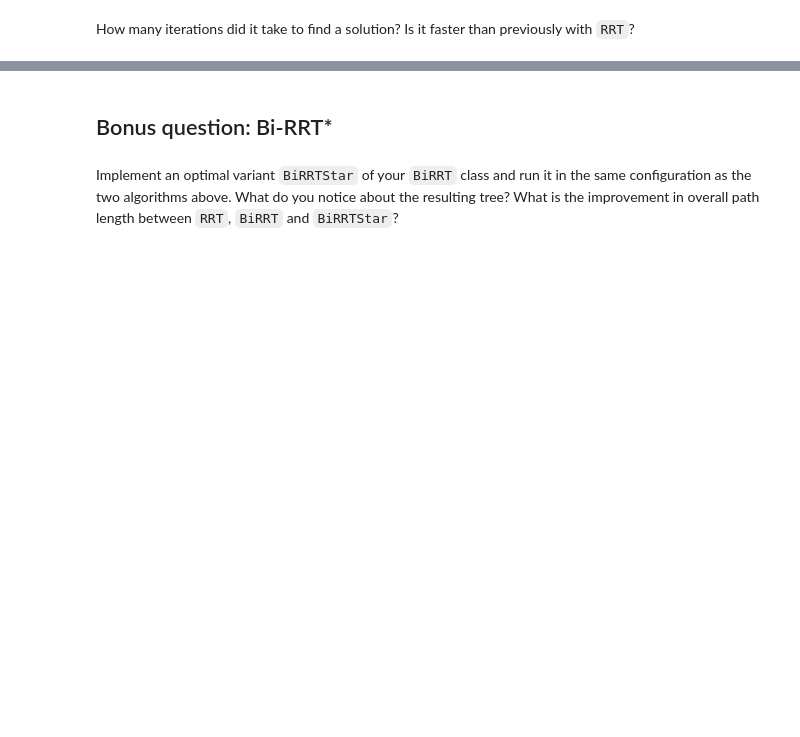
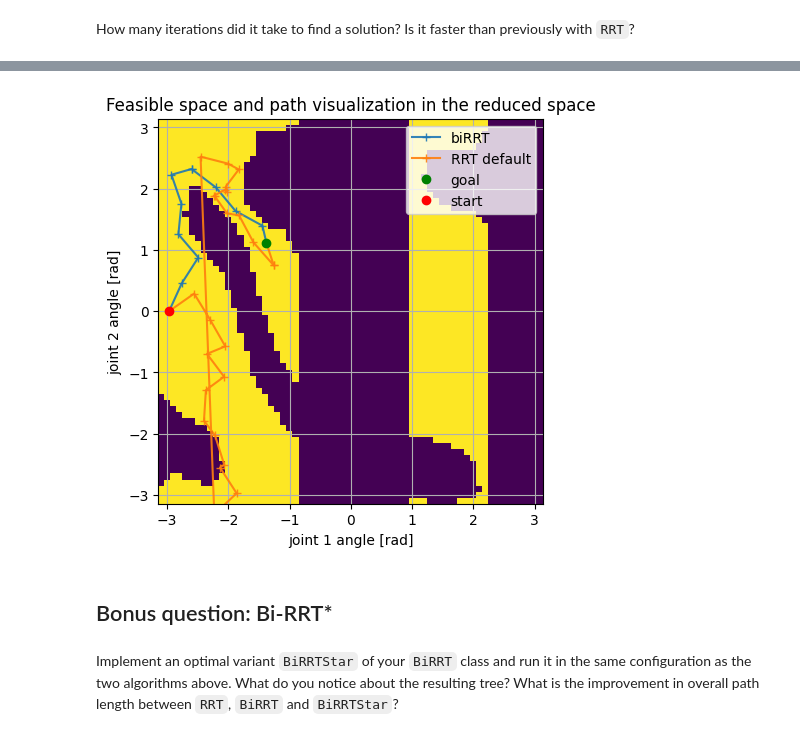
Before and after one commit to balthazarneveu/MVA23_robotics, a Jupyter notebook: 1_rrt.ipynb, the cells around one changed output, grey strips where cells are left out. Cells and saved outputs as stored; diff of their text form; code cells hidden in the pictures; blank space fills up the shorter version.

```diff
--- a/1_rrt.ipynb
+++ b/1_rrt.ipynb
@@ -518,12 +677,0 @@ http://127.0.0.1:7002/static/
-# %%
-viz.display(q_i)
-M = robot.framePlacement(q_i, 22)
-name = "world/sph_initial"
-viz.addSphere(name, radius, [0., 1., 0., 1.])
-viz.applyConfiguration(name,M)
-# %%
-viz.display(q_g)
-M = robot.framePlacement(q_g, 22)
-name = "world/sph_goal"
-viz.addSphere(name, radius, [0., 0., 1., 1.])
-viz.applyConfiguration(name,M)
@@ -532,2 +677,0 @@ viz.display(q_g)
-# %%
-system = System(robot)
@@ -630,0 +877,28 @@ birrt.solve(q_i, validation, qg=q_g)
+# %%
+system.reset()
+birrt = BiRRT(
+    system,
+    l_min=0.2,
+    l_max=0.5,
+    steer_delta=0.1,
+    iter_max=1000
+)
+success = birrt.solve(q_i, q_g)
+final_path = birrt.get_path()
+
+
+from ipywidgets import interact, IntSlider, FloatSlider
+def show_step(step=0):
+    current_config = [np.interp(step, xp=np.arange(len(final_path)), fp=final_path[:, dim]) for dim in range(final_path.shape[1])]
+    # viz.display(final_path[step])
+    current_config = np.array(current_config)
+    assert not system.is_colliding(current_config)
+    viz.display(current_config)
+
+if success:
+    final_path = birrt.get_path()
+    system.display_motion(final_path)
+    interact(show_step, step=FloatSlider(0, min=0, max=len(final_path)-1));
+else:
+    print("FAIL")
+    print(birrt.get_path())
@@ -635,3 +941,7 @@ How many iterations did it take to find a solution? Is it faster than previously
+# %%
+plot_path_in_2d_space([(final_path, "biRRT")]+results[-1:])
+# %% [output]
+[figure, added]
 # %% [markdown]
 ## Bonus question: Bi-RRT*
 # %% [markdown]
```
Also changed, not shown: parts of 53 cells of this notebook, 7 other files.
